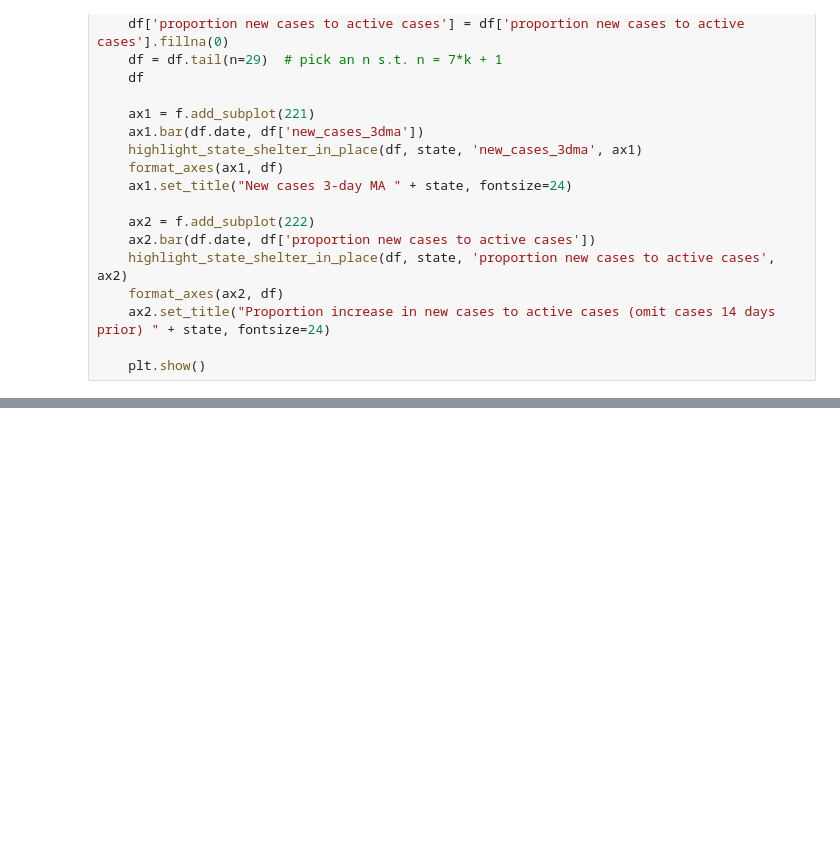
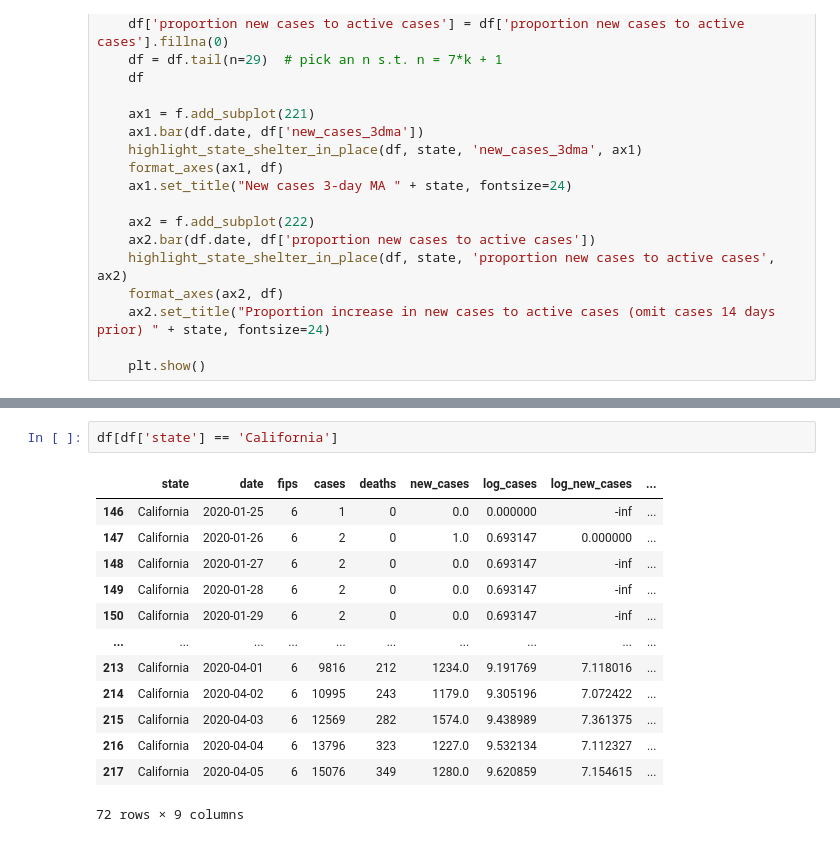
Before and after one commit to rirwin/covid-19-data, a Jupyter notebook: notebooks/covid19.ipynb, the cells around one changed output, grey strips where cells are left out. Saved outputs shown, nothing was run; the diff lists cells and outputs as text; blank space fills up the shorter version.

```diff
--- a/notebooks/covid19.ipynb
+++ b/notebooks/covid19.ipynb
@@ -303,0 +487,16 @@ Text(0.5, 1.0, 'Percent daily increase in cases California as of 2020-04-04')
+# %%
+df[df['state'] == 'California']
+# %% [output]
+|  | state | date | fips | cases | deaths | new_cases | log_cases | log_new_cases | ... |
+| 146 | California | 2020-01-25 | 6 | 1 | 0 | 0.0 | 0.000000 | -inf | ... |
+| 147 | California | 2020-01-26 | 6 | 2 | 0 | 1.0 | 0.693147 | 0.000000 | ... |
+| 148 | California | 2020-01-27 | 6 | 2 | 0 | 0.0 | 0.693147 | -inf | ... |
+| 149 | California | 2020-01-28 | 6 | 2 | 0 | 0.0 | 0.693147 | -inf | ... |
+| 150 | California | 2020-01-29 | 6 | 2 | 0 | 0.0 | 0.693147 | -inf | ... |
+| ... | ... | ... | ... | ... | ... | ... | ... | ... | ... |
+| 213 | California | 2020-04-01 | 6 | 9816 | 212 | 1234.0 | 9.191769 | 7.118016 | ... |
+| 214 | California | 2020-04-02 | 6 | 10995 | 243 | 1179.0 | 9.305196 | 7.072422 | ... |
+| 215 | California | 2020-04-03 | 6 | 12569 | 282 | 1574.0 | 9.438989 | 7.361375 | ... |
+| 216 | California | 2020-04-04 | 6 | 13796 | 323 | 1227.0 | 9.532134 | 7.112327 | ... |
+| 217 | California | 2020-04-05 | 6 | 15076 | 349 | 1280.0 | 9.620859 | 7.154615 | ... |
+72 rows × 9 columns
```
Also changed, not shown: parts of 19 cells of this notebook.
